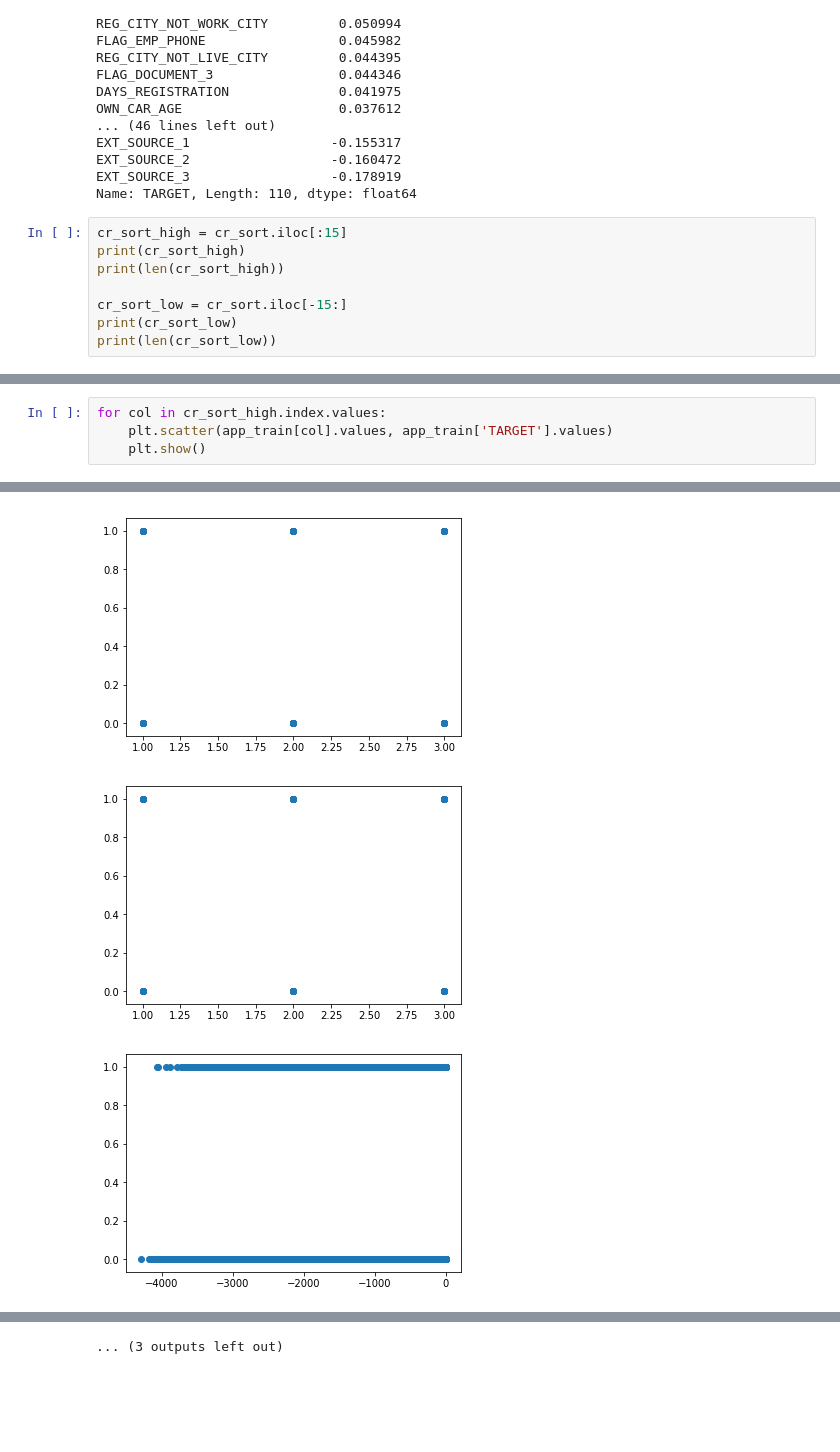
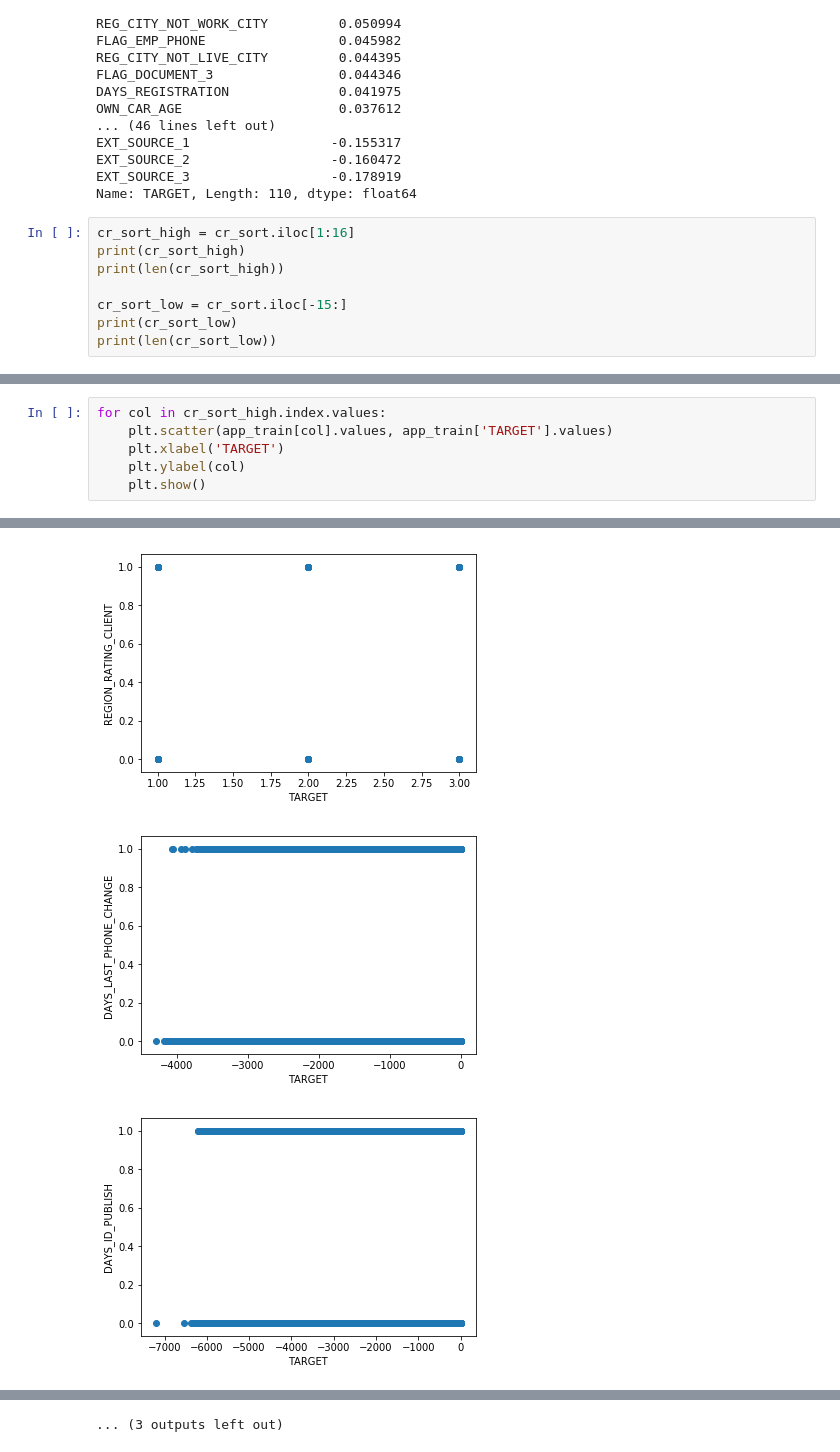
Before and after one commit to IanFan/ML100-Days_2, a Jupyter notebook: Day_010_HW.ipynb, the cells around one changed output, grey strips where cells are left out. Cells and saved outputs as stored; diff of their text form; blank space fills up the shorter version.

```diff
--- a/Day_010_HW.ipynb
+++ b/Day_010_HW.ipynb
@@ -106,7 +106,7 @@ EXT_SOURCE_2                  -0.160472
 EXT_SOURCE_3                  -0.178919
 Name: TARGET, Length: 110, dtype: float64
 # %%
-cr_sort_high = cr_sort.iloc[:15]
+cr_sort_high = cr_sort.iloc[1:16]
 print(cr_sort_high)
 print(len(cr_sort_high))
 
@@ -134,5 +134,7 @@ Name: TARGET, dtype: float64
 # %%
 for col in cr_sort_high.index.values:
     plt.scatter(app_train[col].values, app_train['TARGET'].values)
+    plt.xlabel('TARGET')
+    plt.ylabel(col)
     plt.show()
 # %% [output]
@@ -141,3 +143,3 @@ for col in cr_sort_high.index.values:
-[figure, old version]
+[figure, new version]
-[figure, old version]
+[figure, new version]
-[figure, old version]
+[figure, new version]
```
Also changed, not shown: parts of 6 cells of this notebook.
